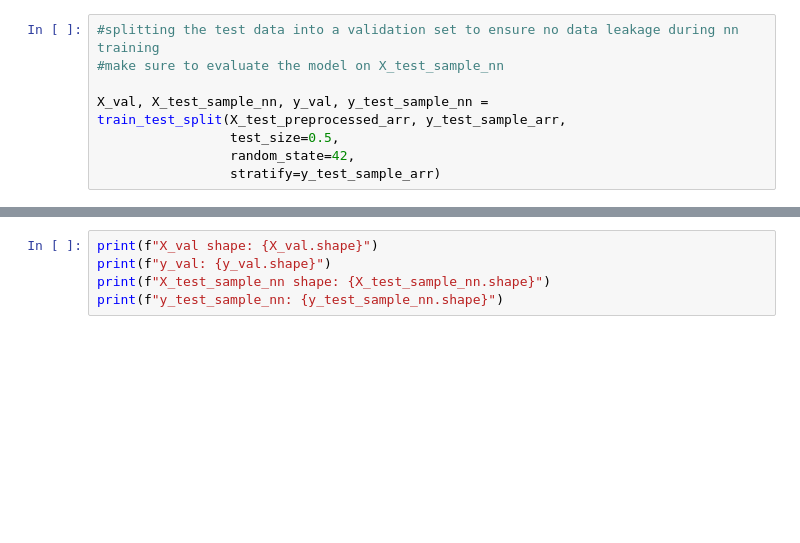
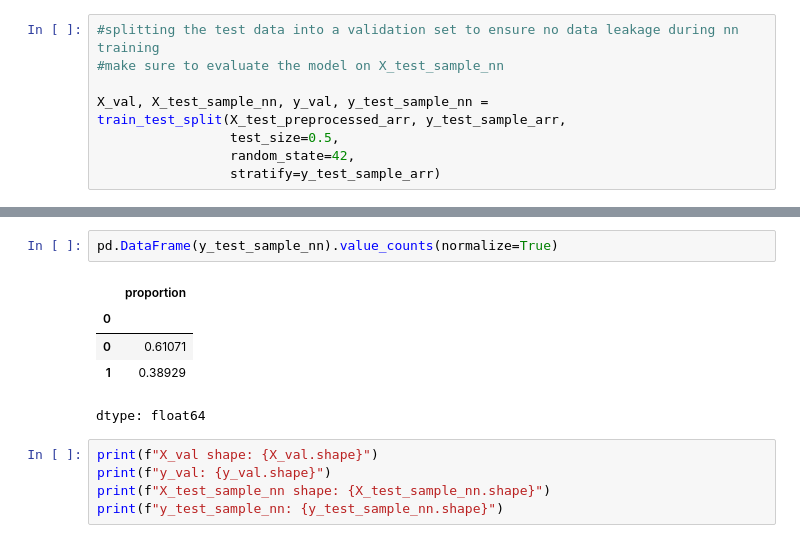
Before and after one commit to diego-mogollon/lateguru, a Jupyter notebook: Lateguru_Modelling_C.ipynb, the cells around one changed output, grey strips where cells are left out. Cells and saved outputs as stored; diff of their text form; blank space fills up the shorter version.

```diff
--- a/Lateguru_Modelling_C.ipynb
+++ b/Lateguru_Modelling_C.ipynb
@@ -133,3 +141,11 @@ X_val, X_test_sample_nn, y_val, y_test_sample_nn = train_test_split(X_test_prepr
+# %%
+pd.DataFrame(y_test_sample_nn).value_counts(normalize=True)
+# %% [output]
+|  | proportion |
+| 0 |  |
+| 0 | 0.61071 |
+| 1 | 0.38929 |
+dtype: float64
 # %%
 print(f"X_val shape: {X_val.shape}")
 print(f"y_val: {y_val.shape}")
```
Also changed, not shown: parts of 4 cells of this notebook.
